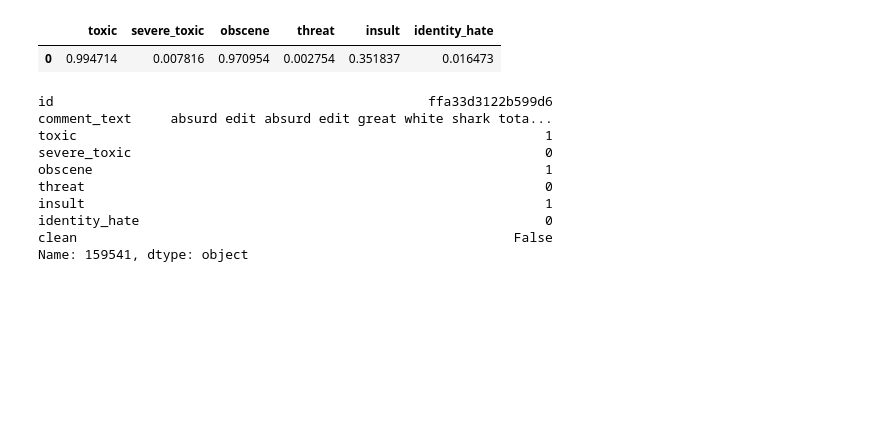
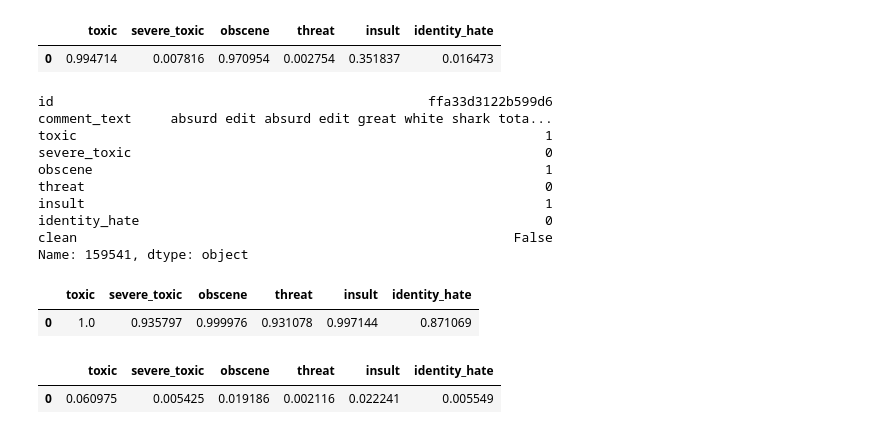
Before and after one commit to JoonSeongLee/Toxic_Comment_Classify, a Jupyter notebook: Toxic Comment/code/1.tfidf_logistic.ipynb, the cells around one changed output. Drawn from its saved outputs; the diff is of its cells as text; code cells hidden in the pictures; blank space fills up the shorter version.

```diff
--- a/Toxic Comment/code/1.tfidf_logistic.ipynb
+++ b/Toxic Comment/code/1.tfidf_logistic.ipynb
@@ -1068,3 +1068,13 @@ insult                                                           1
 identity_hate                                                    0
 clean                                                        False
 Name: 159541, dtype: object
+# %%
+predict_result('gay, FUCK BITCH and kill her. Die')
+# %% [output]
+|  | toxic | severe_toxic | obscene | threat | insult | identity_hate |
+| 0 | 1.0 | 0.935797 | 0.999976 | 0.931078 | 0.997144 | 0.871069 |
+# %%
+predict_result('slice')
+# %% [output]
+|  | toxic | severe_toxic | obscene | threat | insult | identity_hate |
+| 0 | 0.060975 | 0.005425 | 0.019186 | 0.002116 | 0.022241 | 0.005549 |
```
Also changed, not shown: 8 other files.
